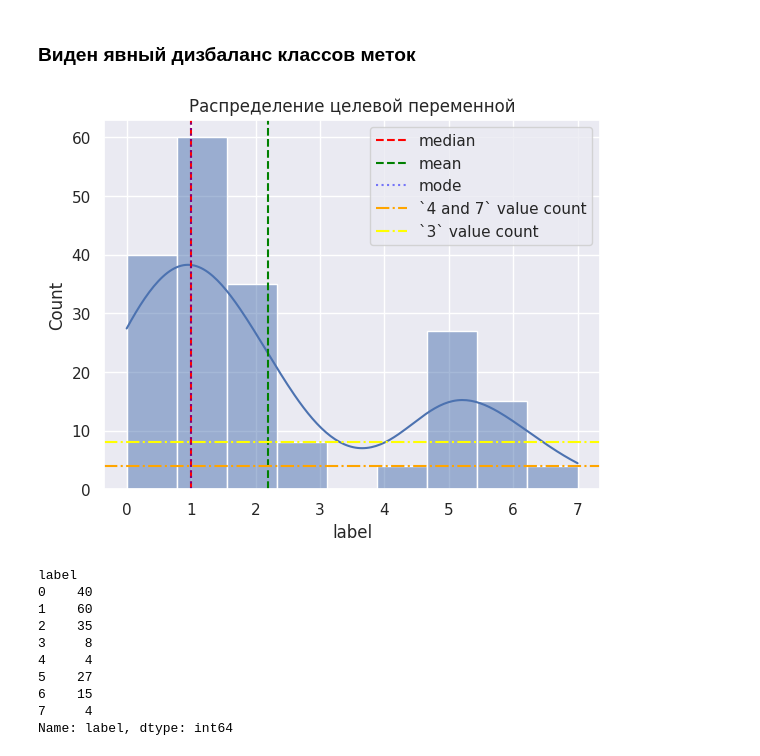
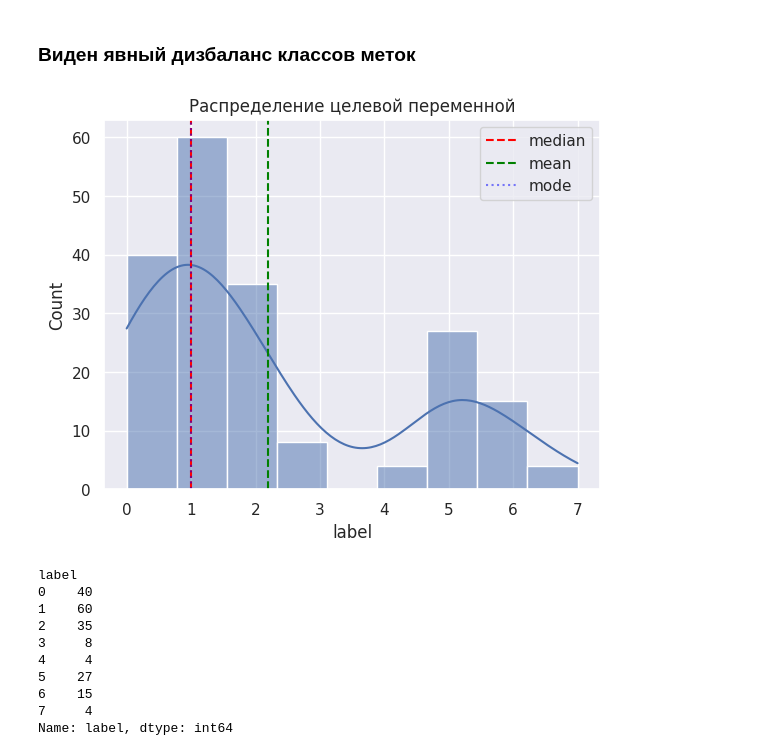
Before and after one commit to NeZorinEgor/FlagsUCI-MLR, a Jupyter notebook: flags.ipynb, the cells around one changed output. Cells and saved outputs as stored; diff of their text form; code cells hidden in the pictures.

```diff
--- a/flags.ipynb
+++ b/flags.ipynb
@@ -26,8 +30,9 @@ features_names = [
     "saltires", "quarters", "sunstars", "crescent", "triangle",
     "icon", "animate", "text", "topleft", "botright"
 ]
+
 # DataFrame
-flags_df = pd.read_csv("flag.data", )
+flags_df = pd.read_csv("flag.csv")
 flags_df.columns = columns=features_names
 flags_df = flags_df.drop(columns="name")   # название страны не поможет в построении обобщающей модели
 flags_df["label"] = flags_df["religion"]
@@ -56,16 +81,14 @@ print(f"Пропущенных значений в датасете: {sum(flags_
 # %%
 sns.set_theme()
 sns.histplot(flags_df["label"], kde=True,).set_title("Распределение целевой переменной")
 plt.axvline(flags_df["label"].quantile(0.5), label="median", color="red", linestyle="--")
 plt.axvline(flags_df["label"].mean(), label="mean", color="green", linestyle="--")
 plt.axvline(flags_df["label"].mode().to_list()[0], label="mode", color="blue", alpha=0.5, linestyle=":")
-plt.axhline(flags_df.query("label==4")["label"].count(), linestyle="-.", color="orange", label="`4 and 7` value count")
-plt.axhline(flags_df.query("label==3")["label"].count(), linestyle="-.", color="yellow", label="`3` value count")
 plt.xticks(range(0, 8, 1))
 plt.legend()
 plt.show()
 # %% [output]
-[figure, old version]
+[figure, new version]
 # %%
 flags_df.groupby("label")["label"].count()
 # %% [output]
```
Also changed, not shown: parts of 32 cells of this notebook.
